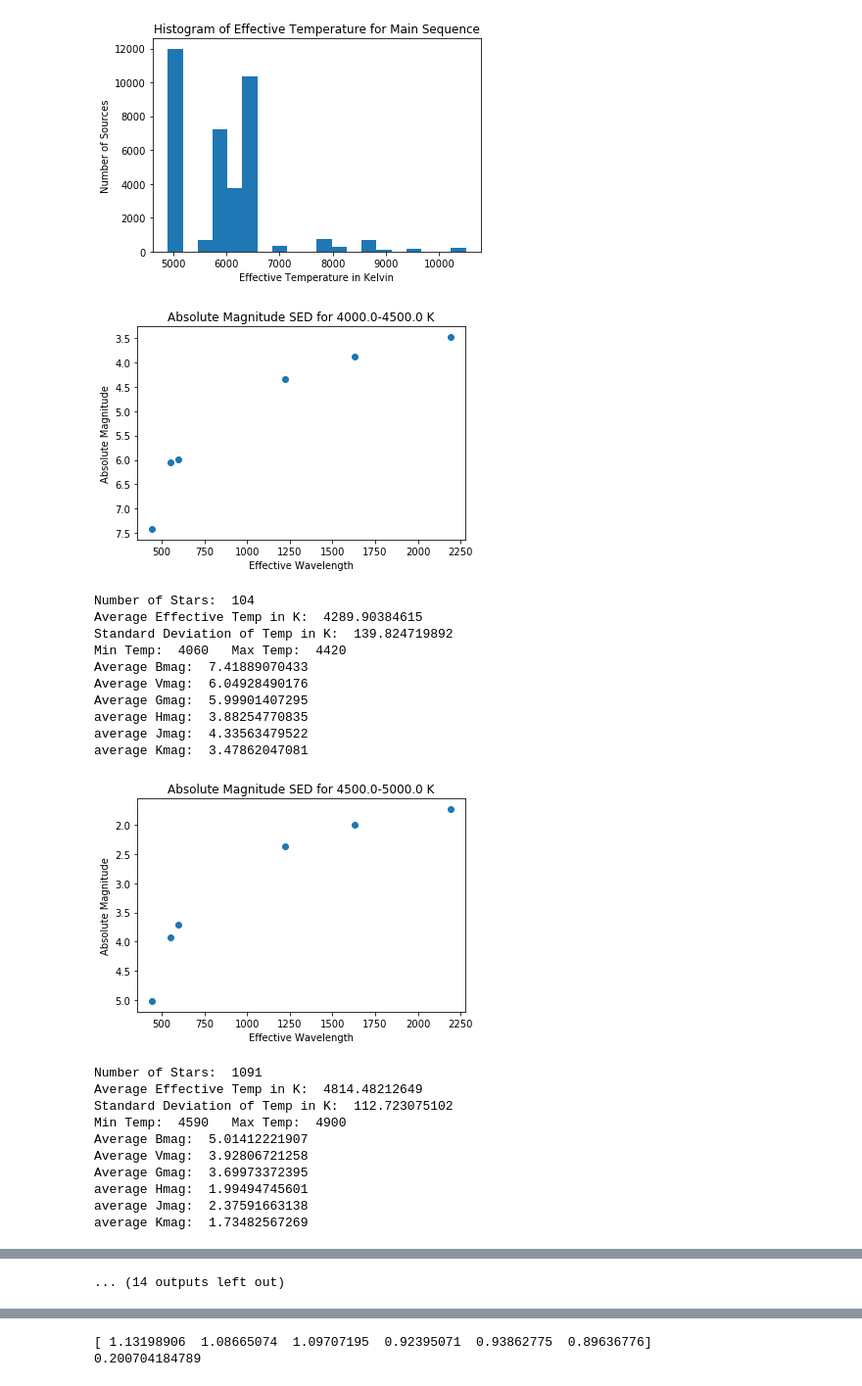
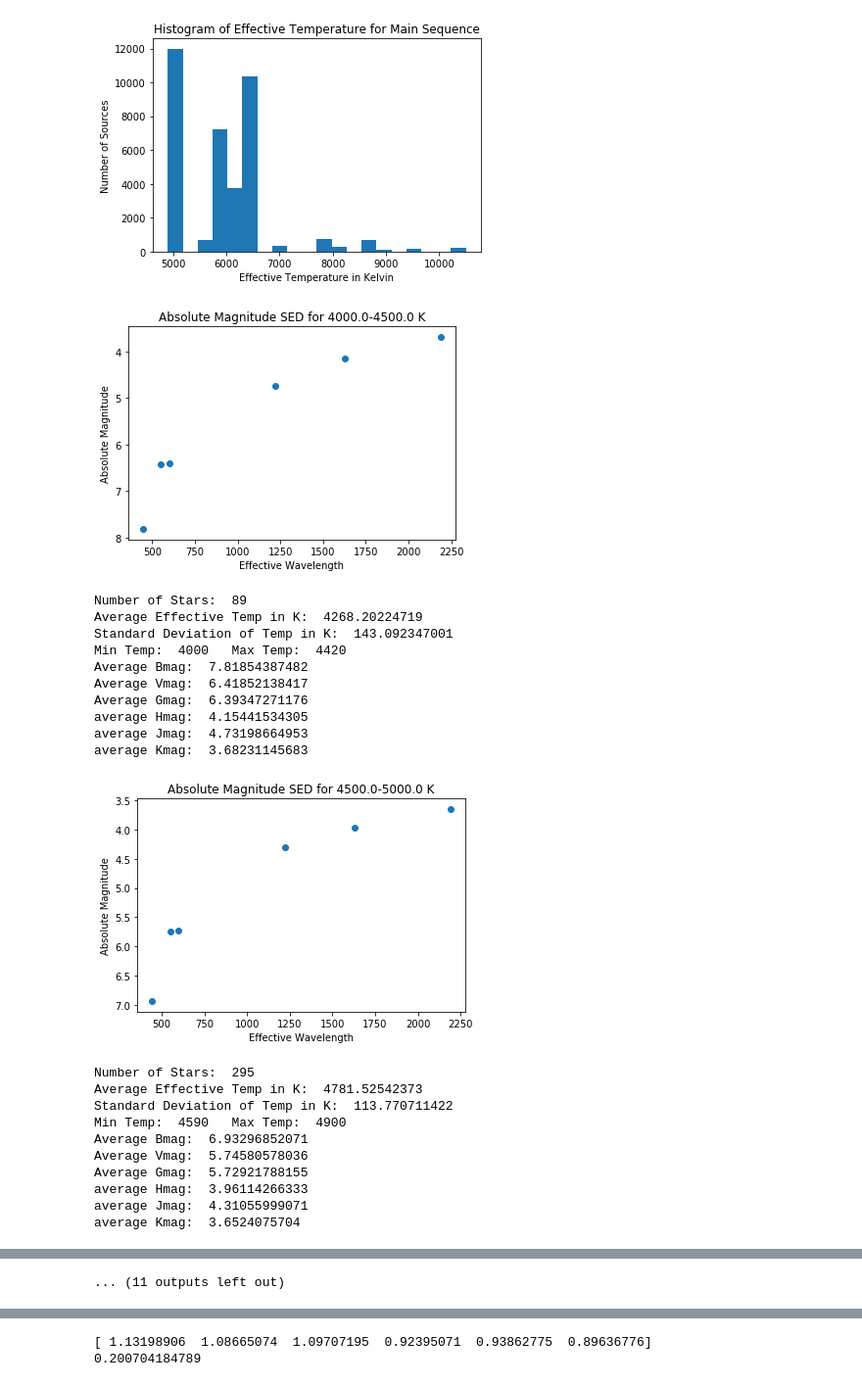
Before and after one commit to leemundy/GAIA, a Jupyter notebook: Work-Areas/khall/notebook/Data/StanCat Work.ipynb, the cells around one changed output, grey strips where cells are left out. Shown at 98% size. Cells and saved outputs as stored; diff of their text form; code cells hidden in the pictures.

```diff
--- a/Work-Areas/khall/notebook/Data/StanCat Work.ipynb
+++ b/Work-Areas/khall/notebook/Data/StanCat Work.ipynb
@@ -50,8 +69,3 @@ print(len(Jmag.compressed()))
 # %% [output]
 50093
 48250
-# %%
-v = []
-for i in range(Vmag):
-    v.append(Vmag[i])
-print(Vmag[0:100])
@@ -141,0 +191,6 @@ print(SpV[0:30])
+# %%
+count = 0
+for j in range(len(Teff)):
+    if(float(SpTypeN[j]) == 5.0):
+        count = count + 1
+print(count)
@@ -276,21 +333,21 @@ for i in temps:
     JmagV = []
     BmagV = []
     for j in range(0,len(Teff)):
-        if(Sp[j] in SpV):
+        if(SpTypeN[j] in SpV):
             if(i <= Teff[j] <= (i+500.0)):
 
                 tempRange.append(Teff[j])
-                if(Gmag.mask[j] == False and Sp[j] == 5.0):
+                if(Gmag.mask[j] == False):
                     GmagV.append(AbsGmag[j])
-                if(Vmag.mask[j] == False and Sp[j] == 5.0):
+                if(Vmag.mask[j] == False):
                     VmagV.append(AbsVmag[j])
-                if(Kmag.mask[j] == False and Sp[j] == 5.0):
+                if(Kmag.mask[j] == False):
                     KmagV.append(AbsKmag[j])
-                if(Hmag.mask[j] == False and Sp[j] == 5.0):
+                if(Hmag.mask[j] == False):
                     HmagV.append(AbsHmag[j])
-                if(Jmag.mask[j] == False and Sp[j] == 5.0):
+                if(Jmag.mask[j] == False):
                     JmagV.append(AbsJmag[j])
-                if(Bmag.mask[j] == False and Sp[j] == 5.0):
+                if(Bmag.mask[j] == False):
                     BmagV.append(AbsBmag[j])
                 sources = sources + 1
     MeanTemp = np.mean(tempRange)
@@ -312,52 +369,52 @@ for i in temps:
     totalJ.append(MeanJmag)
     GmagStd = np.std(GmagV)
     HmagStd = np.std(HmagV)
     VmagStd = np.std(VmagV)
     JmagStd = np.std(JmagV)
     KmagStd = np.std(KmagV)
     BmagStd = np.std(BmagV)
     Mags = [MeanBmag,MeanVmag,MeanGmag,MeanJmag,MeanHmag,MeanKmag]
     #Mags = [MeanKmag,MeanHmag,MeanJmag,MeanGmag,MeanVmag]
     plt.xlabel('Effective Wavelength')
     plt.ylabel('Absolute Magnitude')
     plt.title('Absolute Magnitude SED for '+ str(i)+'-'+ str(i+500) + ' K')
     plt.scatter(EffWave,Mags)
     plt.gca().invert_yaxis()
     #plt.errorbar(EffWave,Mags,[BmagStd,VmagStd,GmagStd,JmagStd,HmagStd,KmagStd])
     plt.show()
 
     print('Number of Stars: ', sources)
     print('Average Effective Temp in K: ', MeanTemp)
     print('Standard Deviation of Temp in K: ', TempStd)
     print('Min Temp: ', MinTemp, '  Max Temp: ', MaxTemp)
     print('Average Bmag: ', MeanBmag)
     print('Average Vmag: ', MeanVmag)
     print('Average Gmag: ', MeanGmag)
     print('average Hmag: ', MeanHmag)
     print('average Jmag: ', MeanJmag)
     print('average Kmag: ', MeanKmag)
     #print('Standard Deviation of Gmag: ',GmagStd)
     #print(MeanVmag)
 # %% [output]
-[figure, old version]
+[figure, new version]
-Number of Stars:  104
-Average Effective Temp in K:  4289.90384615
-Standard Deviation of Temp in K:  139.824719892
-Min Temp:  4060   Max Temp:  4420
-Average Bmag:  7.41889070433
-Average Vmag:  6.04928490176
-Average Gmag:  5.99901407295
-average Hmag:  3.88254770835
-average Jmag:  4.33563479522
-average Kmag:  3.47862047081
+Number of Stars:  89
+Average Effective Temp in K:  4268.20224719
+Standard Deviation of Temp in K:  143.092347001
+Min Temp:  4000   Max Temp:  4420
+Average Bmag:  7.81854387482
+Average Vmag:  6.41852138417
+Average Gmag:  6.39347271176
+average Hmag:  4.15441534305
+average Jmag:  4.73198664953
+average Kmag:  3.68231145683
-[figure, old version]
+[figure, new version]
-Number of Stars:  1091
-Average Effective Temp in K:  4814.48212649
-Standard Deviation of Temp in K:  112.723075102
+Number of Stars:  295
+Average Effective Temp in K:  4781.52542373
+Standard Deviation of Temp in K:  113.770711422
 Min Temp:  4590   Max Temp:  4900
-Average Bmag:  5.01412221907
-Average Vmag:  3.92806721258
-Average Gmag:  3.69973372395
-average Hmag:  1.99494745601
-average Jmag:  2.37591663138
-average Kmag:  1.73482567269
+Average Bmag:  6.93296852071
+Average Vmag:  5.74580578036
+Average Gmag:  5.72921788155
+average Hmag:  3.96114266333
+average Jmag:  4.31055999071
+average Kmag:  3.6524075704
@@ -408 +465 @@ average Kmag:  1.9434716169
-... (14 outputs left out)
+... (11 outputs left out)
```
Also changed, not shown: parts of 6 cells of this notebook.
